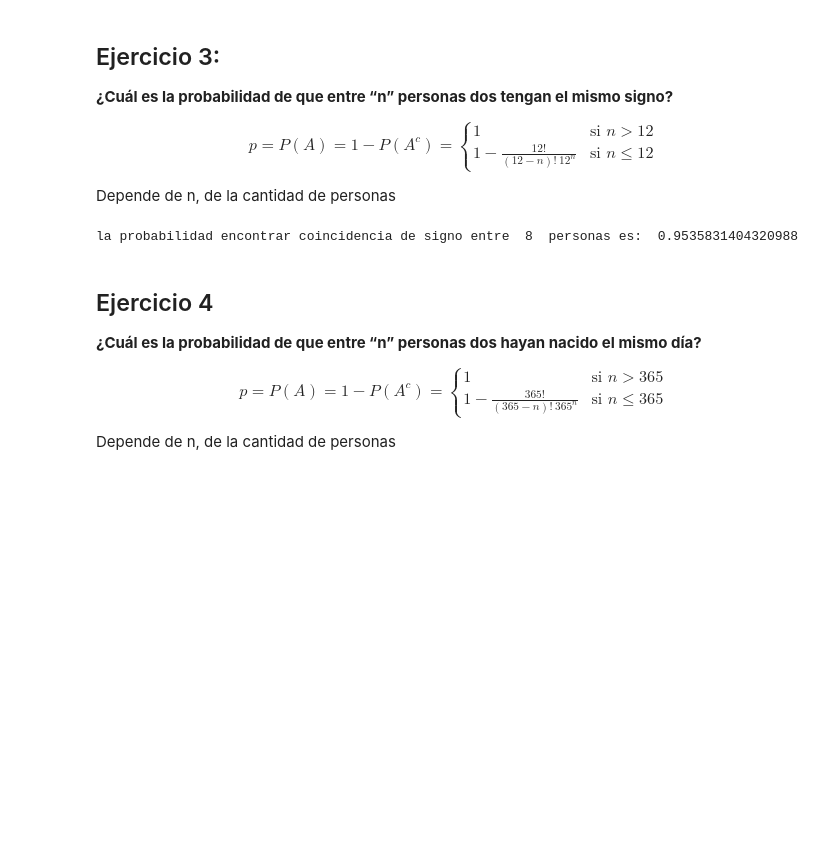
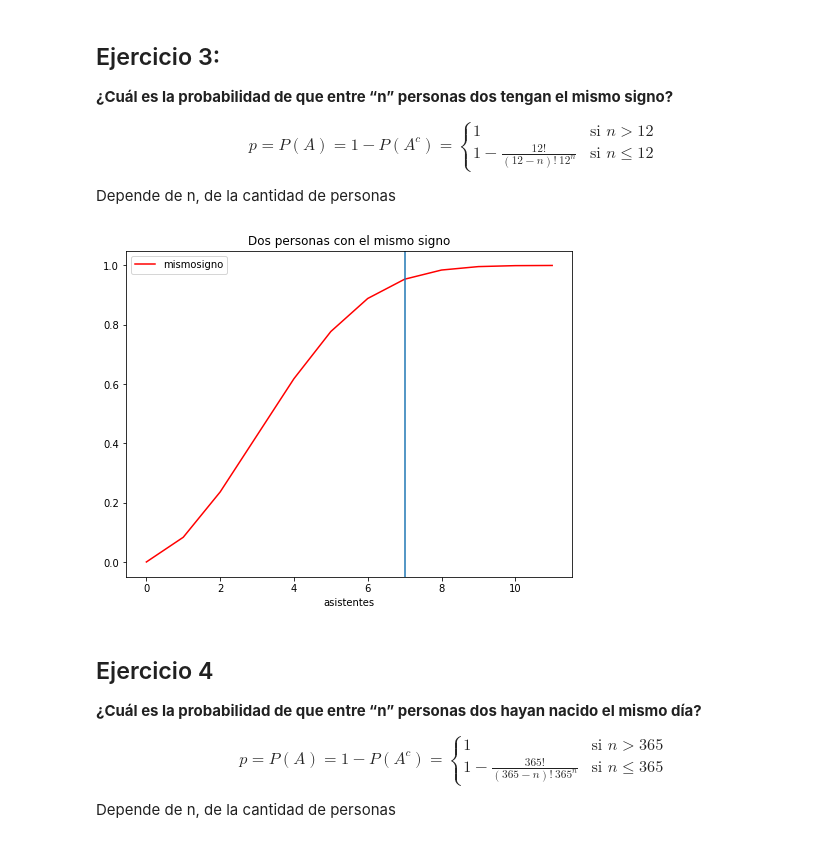
Before and after one commit to matiugrin/ml, a Jupyter notebook: AnalisisyVisualizacion/02_zodiaco.ipynb, the cells around one changed output. Cells and saved outputs as stored; diff of their text form; code cells hidden in the pictures; blank space fills up the shorter version.

```diff
--- a/AnalisisyVisualizacion/02_zodiaco.ipynb
+++ b/AnalisisyVisualizacion/02_zodiaco.ipynb
@@ -23,21 +23,35 @@ En esta notebook, resolvemos en Python los ejercicios del signo del zodiaco que
  Depende de n, de la cantidad de personas
 # %%
 def prob_coinc_signo(n):
+    resultados = []
     if n>12:
         p = 1
     else:
         aux = 1
         for k in range(n):
             aux = aux*(12-k)/12
+            resultados.append(1-aux)
         p = 1-aux
-    return p
+    return resultados
 # %%
+import matplotlib.pyplot as plt
+import numpy as np
+import pandas as pd
+
 ## Elegir n: cantidad de personas (en una reunión)
-n = 8
-print('La probabilidad encontrar coincidencia de signo entre ',
-      n, ' personas es: ', prob_coinc_signo(n))
+n = 12
+
+datos = pd.DataFrame({ 'mismosigno' : prob_coinc_signo(n) })
+
+datos.plot(title='Dos personas con el mismo signo', color='r', figsize=(8,6))
+plt.xlabel("asistentes")
+plt.axvline(7)
+plt.show()
+
+# print('La probabilidad encontrar coincidencia de signo entre ',
+#       n, ' personas es: ', prob_coinc_signo(n))
 # %% [output]
-la probabilidad encontrar coincidencia de signo entre  8  personas es:  0.9535831404320988
+[figure, added]
 # %% [markdown]
 ## Ejercicio 4
 
```
Also changed, not shown: parts of 4 cells of this notebook, 2 other files.
